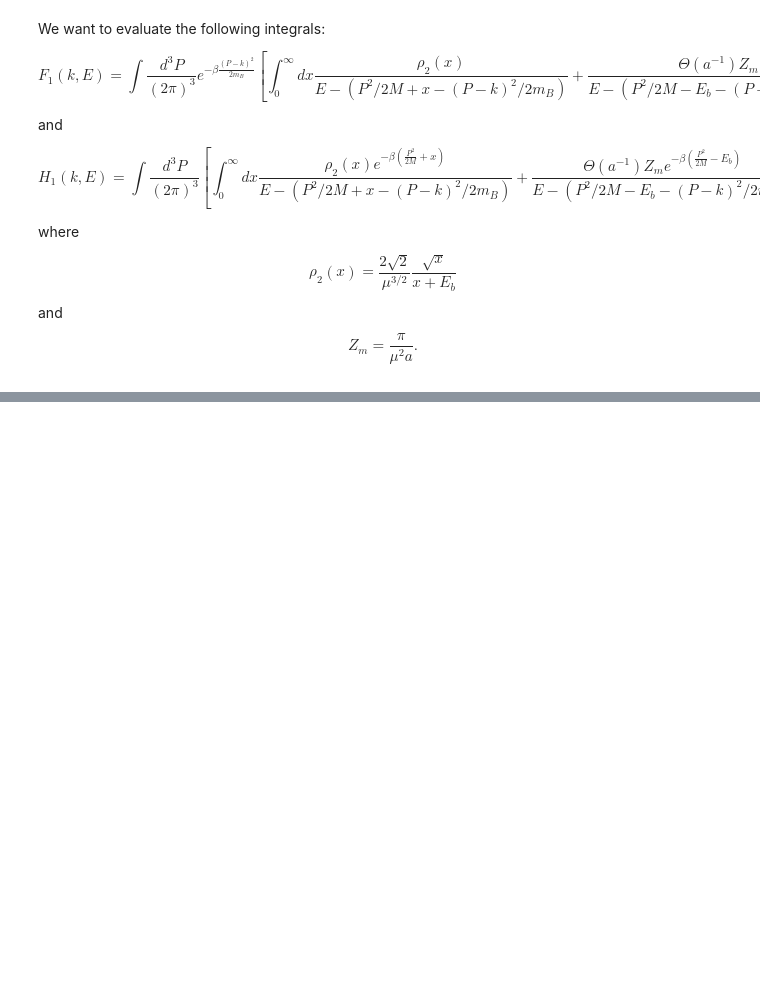
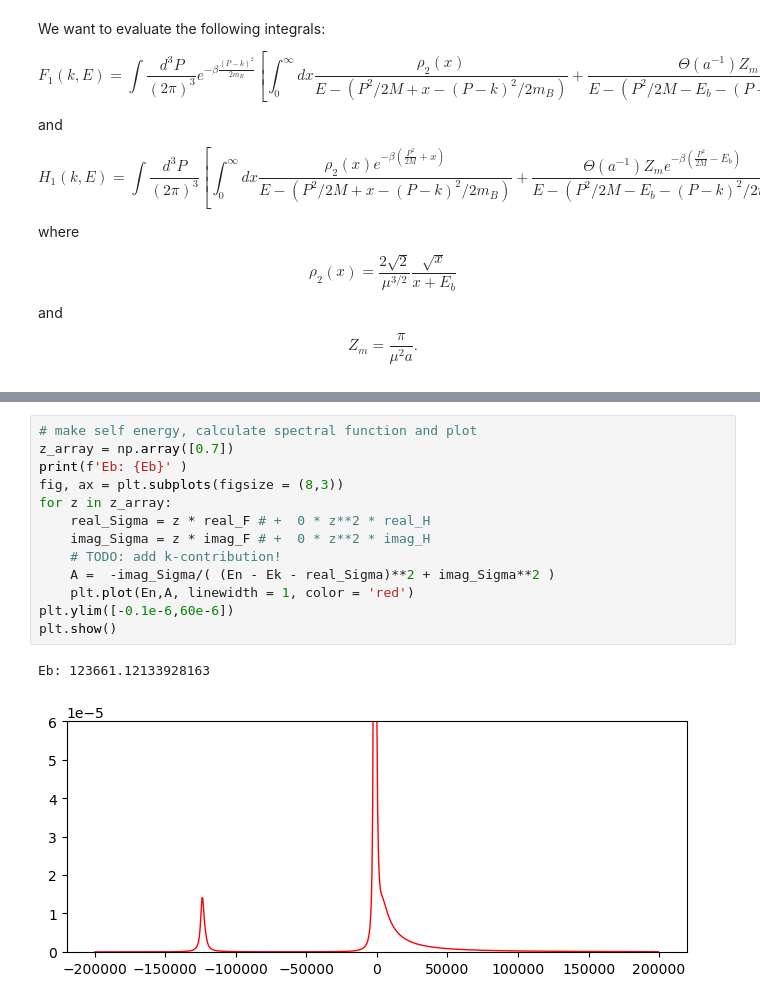
Before and after one commit to huanium/huanium, a Jupyter notebook: MIT_PhD/Fermi1/free-to-free-lineshape/NaK_rf_response.ipynb, the cells around one changed output, grey strips where cells are left out. Drawn from its saved outputs; the diff is of its cells as text; blank space fills up the shorter version.

Commit message:
spectral functions

```diff
--- a/MIT_PhD/Fermi1/free-to-free-lineshape/NaK_rf_response.ipynb
+++ b/MIT_PhD/Fermi1/free-to-free-lineshape/NaK_rf_response.ipynb
@@ -396,0 +517,16 @@ $$
+# %%
+# make self energy, calculate spectral function and plot
+z_array = np.array([0.7])
+print(f'Eb: {Eb}' )
+fig, ax = plt.subplots(figsize = (8,3))
+for z in z_array:
+    real_Sigma = z * real_F # +  0 * z**2 * real_H
+    imag_Sigma = z * imag_F # +  0 * z**2 * imag_H
+    # TODO: add k-contribution!
+    A =  -imag_Sigma/( (En - Ek - real_Sigma)**2 + imag_Sigma**2 )
+    plt.plot(En,A, linewidth = 1, color = 'red')
+plt.ylim([-0.1e-6,60e-6])
+plt.show()
+# %% [output]
+Eb: 123661.12133928163
+[figure, added]
```
Also changed, not shown: parts of 7 cells of this notebook.
